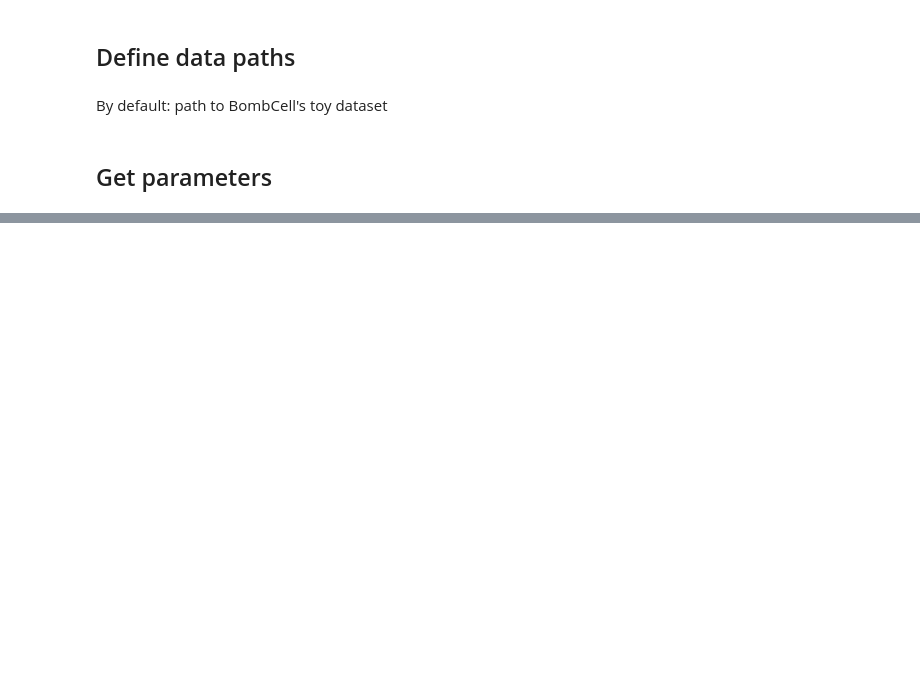
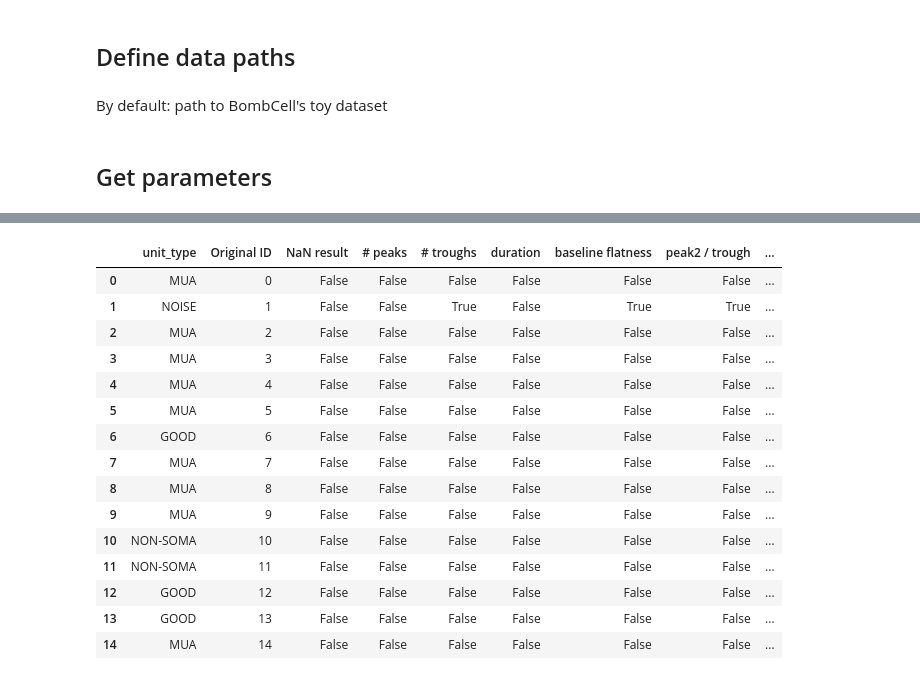
Before and after one commit to Julie-Fabre/bombcell, a Jupyter notebook: pyBombCell/Demos/BC_demo.ipynb, the cells around one changed output, grey strips where cells are left out. Cells and saved outputs as stored; diff of their text form; code cells hidden in the pictures; blank space fills up the shorter version.

````diff
--- a/pyBombCell/Demos/BC_demo.ipynb
+++ b/pyBombCell/Demos/BC_demo.ipynb
@@ -31,4 +21,13 @@ uv pip install . # or uv pip install -e . in editable mode
 ```
 # %% [markdown]
 ## Imports
+# %%
+import os, sys
+from pathlib import Path
+from pprint import pprint
+
+import numpy as np
+import pandas as pd
+pd.set_option('display.max_columns', 50)
+import matplotlib.pyplot as plt
 # %%
@@ -122,0 +145,23 @@ NameError: name 'quality_metrics' is not defined
+# %%
+# boolean table, if quality metrics pass threshold given parameters
+boolean_quality_metrics_table = bc.make_qm_table(
+    quality_metrics, param, unit_type_string
+)
+boolean_quality_metrics_table
+# %% [output]
+|  | unit_type | Original ID | NaN result | # peaks | # troughs | duration | baseline flatness | peak2 / trough | ... |
+| 0 | MUA | 0 | False | False | False | False | False | False | ... |
+| 1 | NOISE | 1 | False | False | True | False | True | True | ... |
+| 2 | MUA | 2 | False | False | False | False | False | False | ... |
+| 3 | MUA | 3 | False | False | False | False | False | False | ... |
+| 4 | MUA | 4 | False | False | False | False | False | False | ... |
+| 5 | MUA | 5 | False | False | False | False | False | False | ... |
+| 6 | GOOD | 6 | False | False | False | False | False | False | ... |
+| 7 | MUA | 7 | False | False | False | False | False | False | ... |
+| 8 | MUA | 8 | False | False | False | False | False | False | ... |
+| 9 | MUA | 9 | False | False | False | False | False | False | ... |
+| 10 | NON-SOMA | 10 | False | False | False | False | False | False | ... |
+| 11 | NON-SOMA | 11 | False | False | False | False | False | False | ... |
+| 12 | GOOD | 12 | False | False | False | False | False | False | ... |
+| 13 | GOOD | 13 | False | False | False | False | False | False | ... |
+| 14 | MUA | 14 | False | False | False | False | False | False | ... |
````
Also changed, not shown: parts of 19 cells of this notebook, 34 other files.
